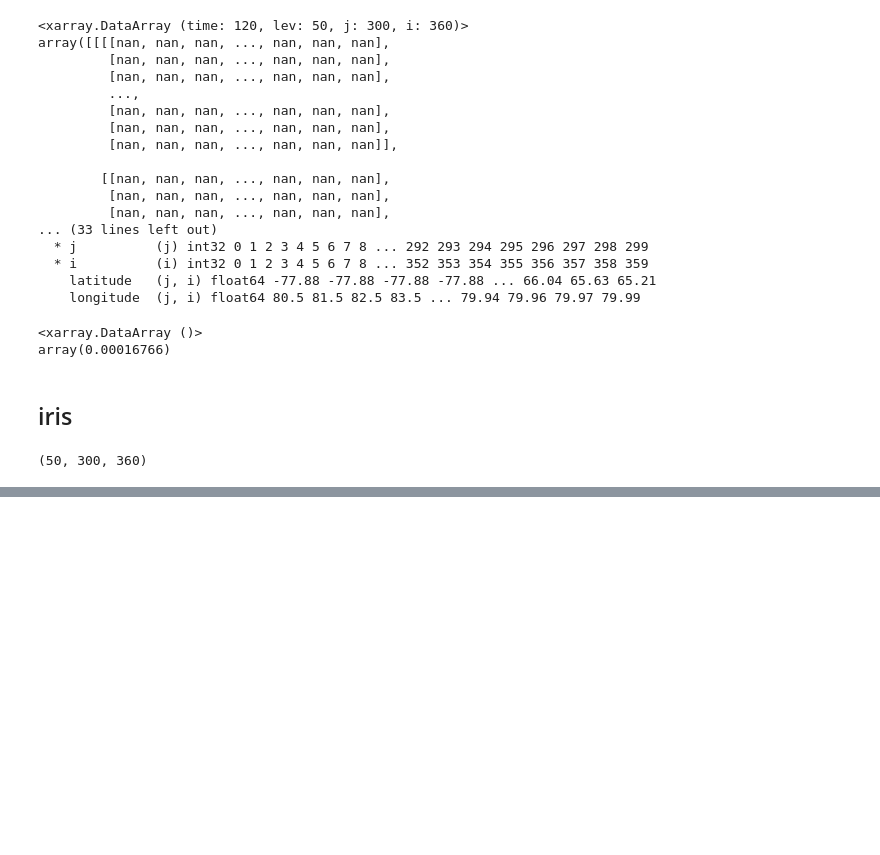
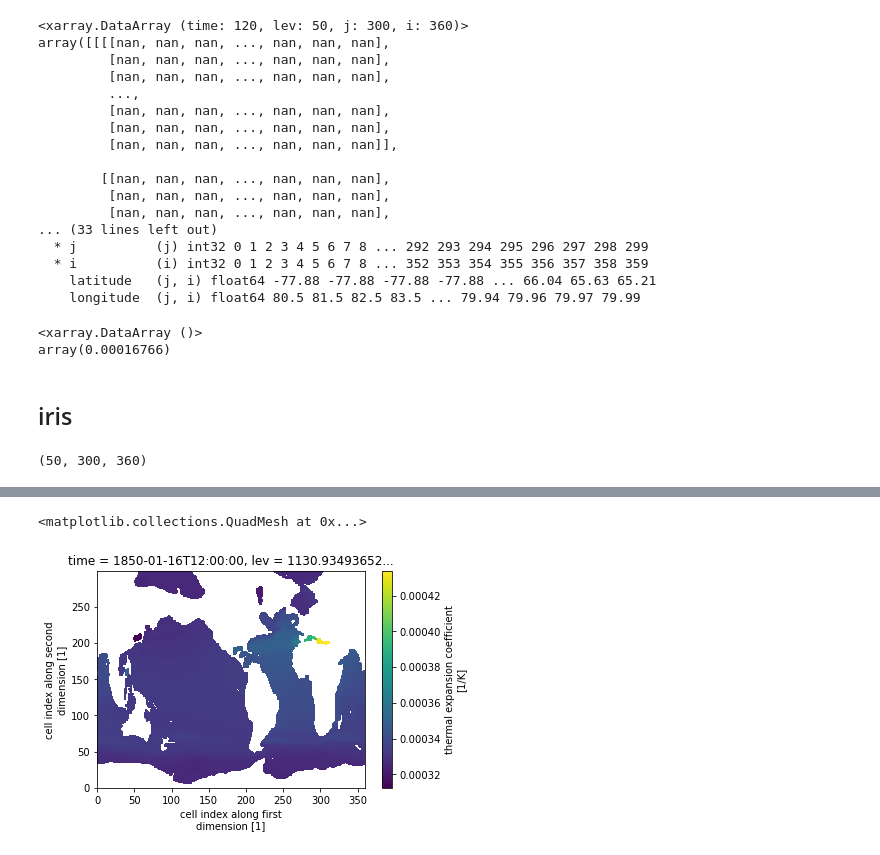
Before and after one commit to DamienIrving/ocean-analysis, a Jupyter notebook: development/gsw.ipynb, the cells around one changed output, grey strips where cells are left out. Saved outputs shown, nothing was run; the diff lists cells and outputs as text; code cells hidden in the pictures; blank space fills up the shorter version.

```diff
--- a/development/gsw.ipynb
+++ b/development/gsw.ipynb
@@ -101,0 +130,6 @@ broadcast_latitude = uconv.broadcast_array(thetao_cube.coord('latitude').points,
+# %%
+alpha_da = ds_alpha['alpha'].isel({'time': 0, 'lev': 30}).where(ds_alpha['alpha'].isel({'time': 0, 'lev': 30}) < 1.0)
+alpha_da.plot()
+# %% [output]
+<matplotlib.collections.QuadMesh at 0x...>
+[figure, added]
```
Also changed, not shown: parts of 8 cells of this notebook, 1 other file.
